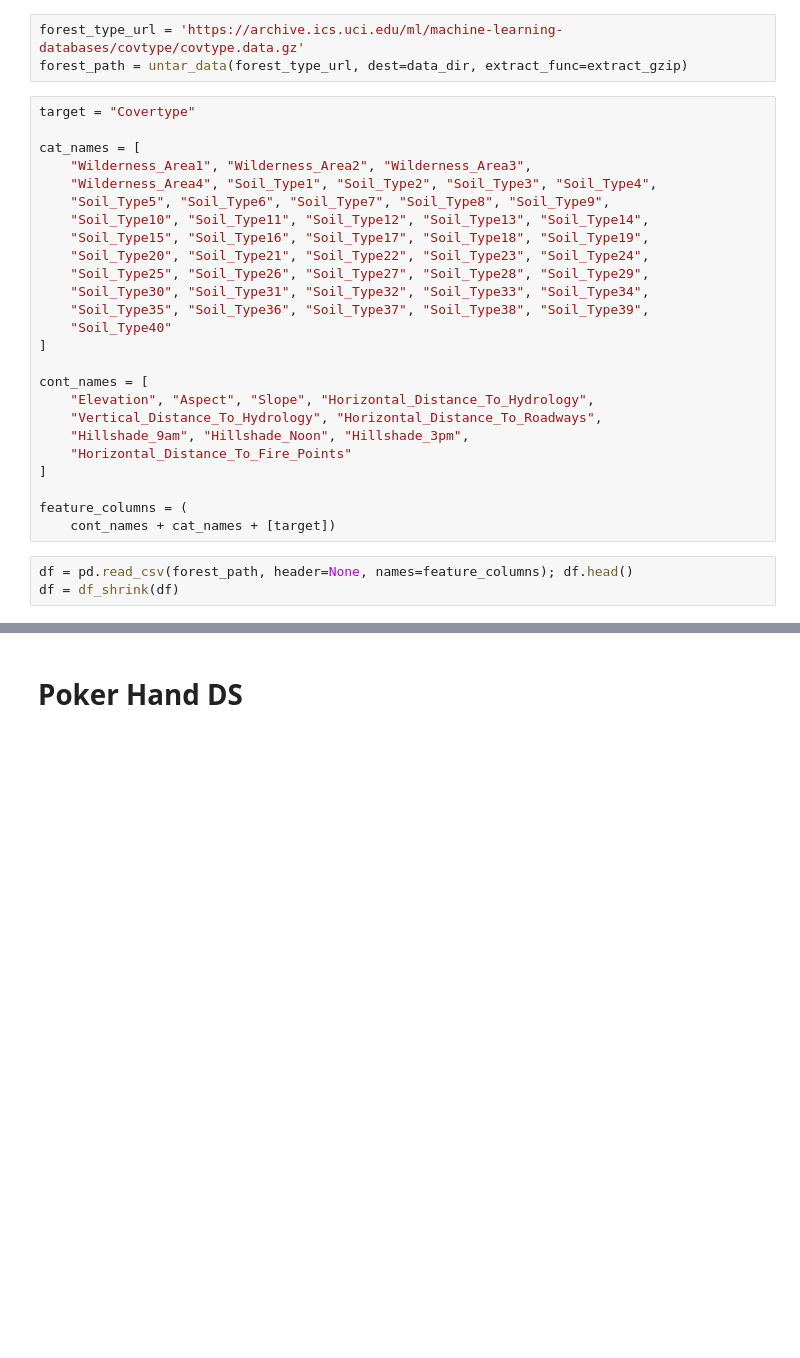
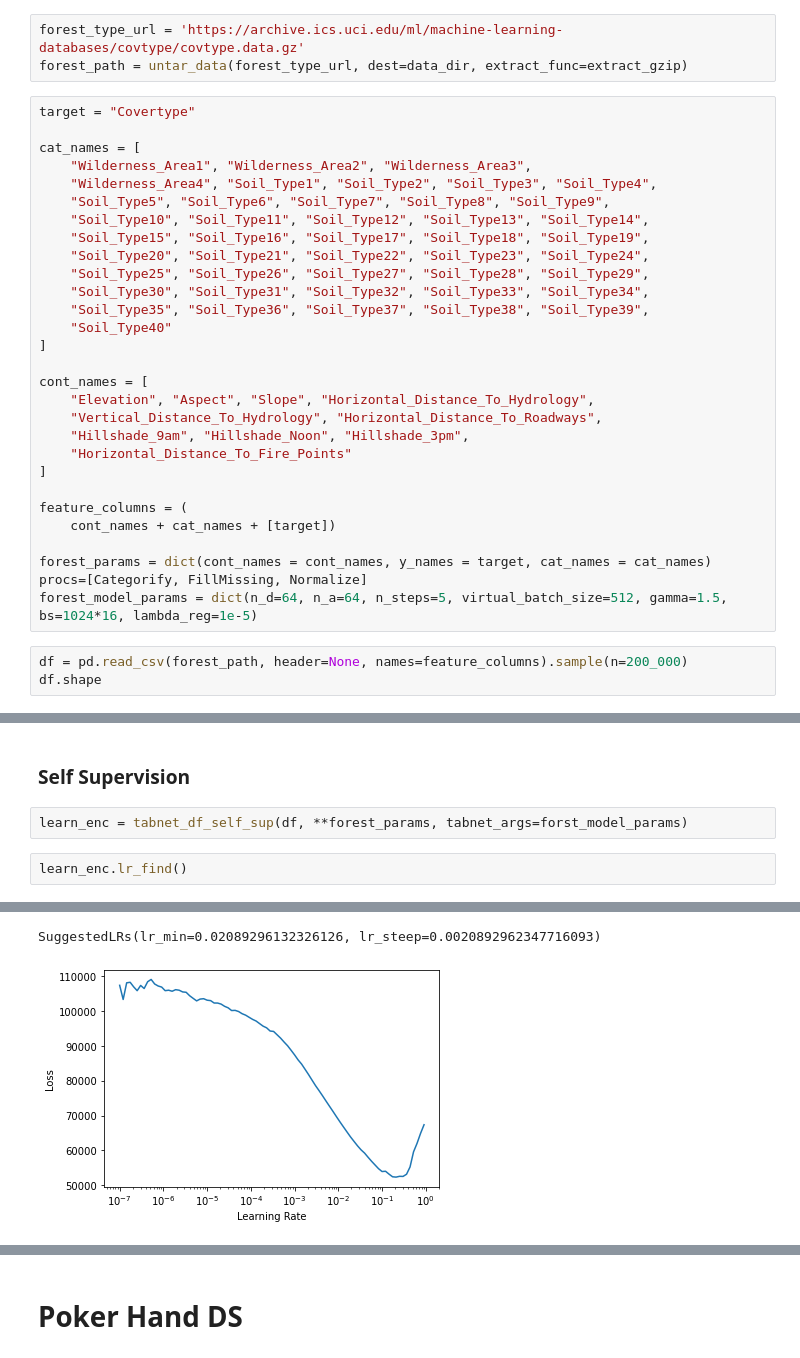
Before and after one commit to matanc1/tabnet, a Jupyter notebook: 03_experiments.ipynb, the cells around one changed output, grey strips where cells are left out. Cells and saved outputs as stored; diff of their text form; blank space fills up the shorter version.

```diff
--- a/03_experiments.ipynb
+++ b/03_experiments.ipynb
@@ -194,6 +148,10 @@ cont_names = [
 
 feature_columns = (
     cont_names + cat_names + [target])
+
+forest_params = dict(cont_names = cont_names, y_names = target, cat_names = cat_names)
+procs=[Categorify, FillMissing, Normalize]
+forest_model_params = dict(n_d=64, n_a=64, n_steps=5, virtual_batch_size=512, gamma=1.5, bs=1024*16, lambda_reg=1e-5)
 # %%
-df = pd.read_csv(forest_path, header=None, names=feature_columns); df.head()
-df = df_shrink(df)
+df = pd.read_csv(forest_path, header=None, names=feature_columns).sample(n=200_000)
+df.shape
@@ -211,0 +190,7 @@ learn.fit_one_cycle(120)
+# %% [markdown]
+### Self Supervision
+# %%
+learn_enc = tabnet_df_self_sup(df, **forest_params, tabnet_args=forst_model_params)
+# %%
+learn_enc.lr_find()
+# %% [output]
@@ -211,0 +198,2 @@ learn.fit_one_cycle(120)
+SuggestedLRs(lr_min=0.02089296132326126, lr_steep=0.0020892962347716093)
+[figure, added]
```
Also changed, not shown: parts of 53 cells of this notebook, 1 other file.
